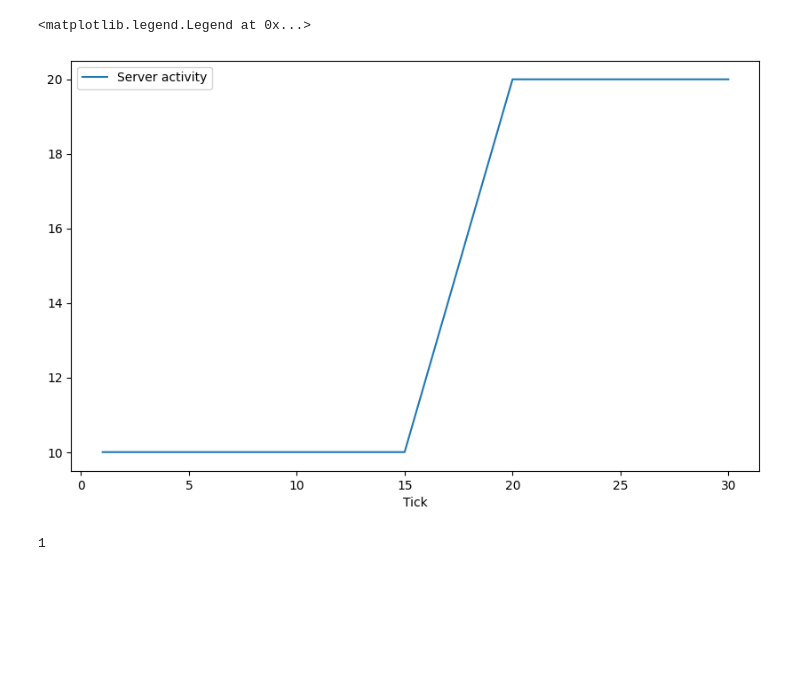
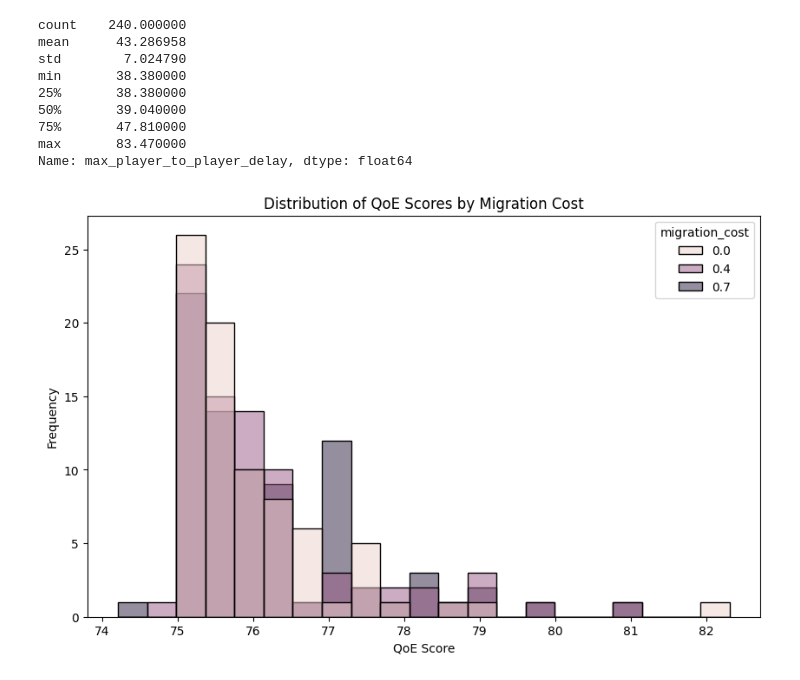
Before and after one commit to savelugi/cloud_work, a Jupyter notebook: visuals.ipynb, the cells around one changed output. Drawn from its saved outputs; the diff is of its cells as text; code cells hidden in the pictures; blank space fills up the shorter version.

```diff
--- a/visuals.ipynb
+++ b/visuals.ipynb
@@ -28,0 +66,15 @@ plt.legend()
+# %%
+import matplotlib.pyplot as plt
+import seaborn as sns
+import pandas as pd
+
+all_data = pd.concat([pd.read_csv(csv, comment='#') for csv in csvs])
+
+plt.figure(figsize=(10, 6))
+#sns.boxplot(data=all_data, x='migration_cost', y='max_player_to_player_delay')
+sns.violinplot(data=all_data, x='migration_cost', y='max_player_to_player_delay')
+plt.xlabel('Migration Cost')
+plt.ylabel('Average Player-to-Player Delay')
+plt.title('Distribution of Player-to-Player Delay by Migration Cost')
+plt.ylim(10, 50)
+plt.show()
@@ -29,20 +83,22 @@ plt.legend()
+# %%
+print(all_data['max_player_to_player_delay'].describe())
+# %% [output]
+count    240.000000
+mean      43.286958
+std        7.024790
+min       38.380000
+25%       38.380000
+50%       39.040000
+75%       47.810000
+max       83.470000
+Name: max_player_to_player_delay, dtype: float64
 # %%
 plt.figure(figsize=(10, 6))
-sns.lineplot(data=mod_data, x='tick', y='num_players', label='Server activity')
+sns.histplot(data=all_data, x='QoE_score', hue='migration_cost')
 
-# Inverting X axis
-invert = False
-if invert:
-    plt.gca().invert_xaxis()
-
-plt.xlabel('Tick')
-plt.ylabel('')
-plt.title('')
-plt.legend()
+plt.xlabel('QoE Score')
+plt.ylabel('Frequency')
+plt.title('Distribution of QoE Scores by Migration Cost')
+plt.show()
 # %% [output]
-<matplotlib.legend.Legend at 0x...>
-[figure, old version]
+[figure, new version]
-# %%
-math.ceil(0.1)
-# %% [output]
-1
```
Also changed, not shown: parts of 7 cells of this notebook, 9 other files.
